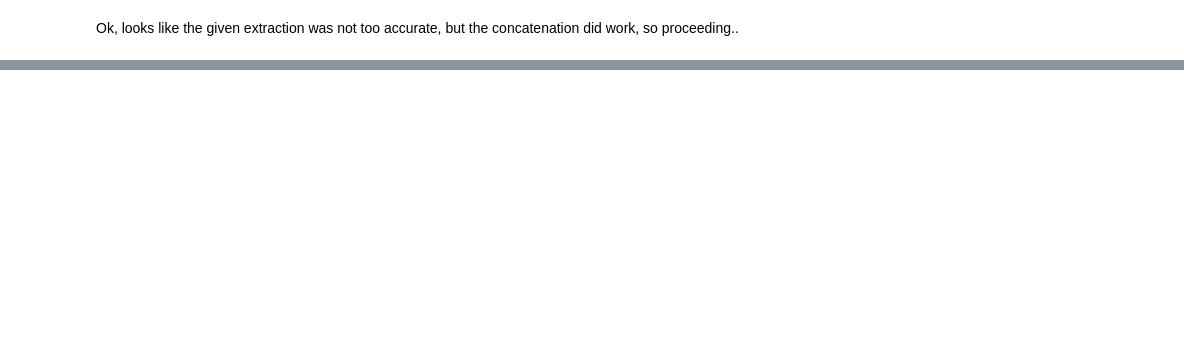
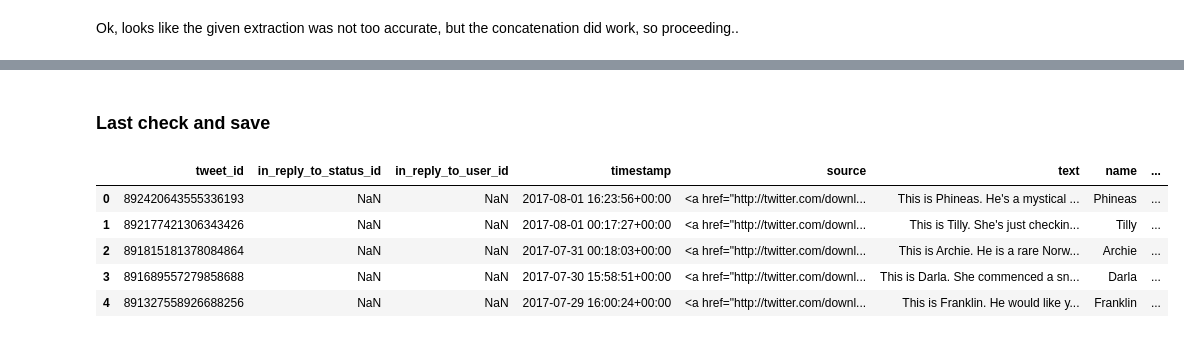
Before and after one commit to VilijaVait/data-analyst-udacity, a Jupyter notebook: projects/WrangleAndAnalyzeData/wrangle_project_notebook_clean.ipynb, the cells around one changed output, grey strips where cells are left out. Saved outputs shown, nothing was run; the diff lists cells and outputs as text; code cells hidden in the pictures; blank space fills up the shorter version.

```diff
--- a/projects/WrangleAndAnalyzeData/wrangle_project_notebook_clean.ipynb
+++ b/projects/WrangleAndAnalyzeData/wrangle_project_notebook_clean.ipynb
@@ -750,0 +790,2 @@ array([880221127280381952, nan, nan, '2017-06-29 00:27:25 +0000',
+# %%
+tweet_clean.drop(columns=['doggo','floofer','pupper','puppo','dog_stages'], axis=1, inplace=True)
@@ -750,0 +800,3 @@ array([880221127280381952, nan, nan, '2017-06-29 00:27:25 +0000',
+# %%
+# To datetime
+tweet_clean.timestamp = pd.to_datetime(tweet_clean.timestamp)
@@ -750,0 +825,2 @@ array([880221127280381952, nan, nan, '2017-06-29 00:27:25 +0000',
+# %%
+tweet_clean = tweet_clean[tweet_clean.retweeted_status_id == 0]
@@ -750,0 +831,2 @@ array([880221127280381952, nan, nan, '2017-06-29 00:27:25 +0000',
+# %%
+tweet_clean.drop(columns=['retweeted_status_id','retweeted_status_user_id','retweeted_status_timestamp'], axis=1, inplace=True)
@@ -750,0 +988,11 @@ array([880221127280381952, nan, nan, '2017-06-29 00:27:25 +0000',
+# %% [markdown]
+### Last check and save
+# %%
+tweet_clean.head()
+# %% [output]
+|  | tweet_id | in_reply_to_status_id | in_reply_to_user_id | timestamp | source | text | name | ... |
+| 0 | 892420643555336193 | NaN | NaN | 2017-08-01 16:23:56+00:00 | <a href="http://twitter.com/downl... | This is Phineas. He's a mystical ... | Phineas | ... |
+| 1 | 892177421306343426 | NaN | NaN | 2017-08-01 00:17:27+00:00 | <a href="http://twitter.com/downl... | This is Tilly. She's just checkin... | Tilly | ... |
+| 2 | 891815181378084864 | NaN | NaN | 2017-07-31 00:18:03+00:00 | <a href="http://twitter.com/downl... | This is Archie. He is a rare Norw... | Archie | ... |
+| 3 | 891689557279858688 | NaN | NaN | 2017-07-30 15:58:51+00:00 | <a href="http://twitter.com/downl... | This is Darla. She commenced a sn... | Darla | ... |
+| 4 | 891327558926688256 | NaN | NaN | 2017-07-29 16:00:24+00:00 | <a href="http://twitter.com/downl... | This is Franklin. He would like y... | Franklin | ... |
```
Also changed, not shown: parts of 44 cells of this notebook, 3 other files.
